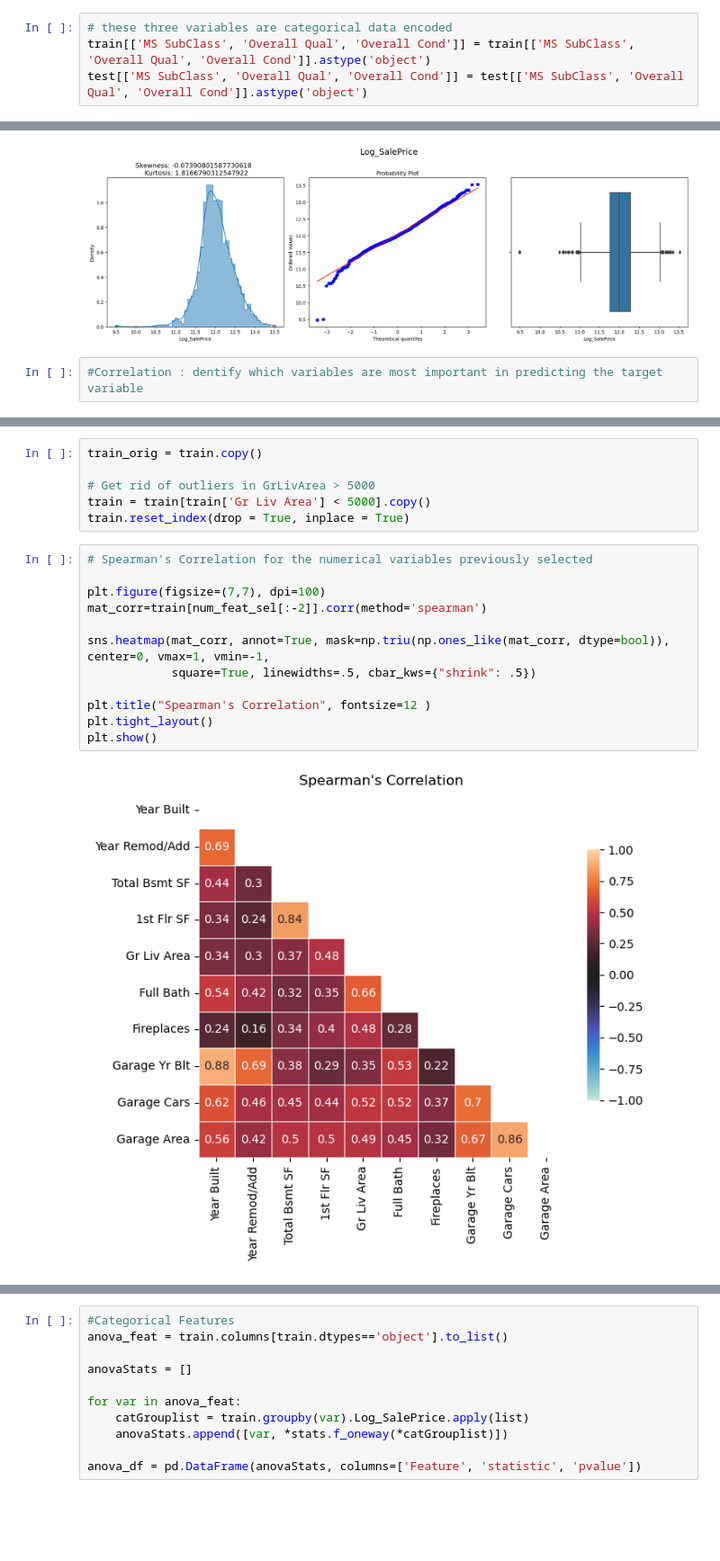
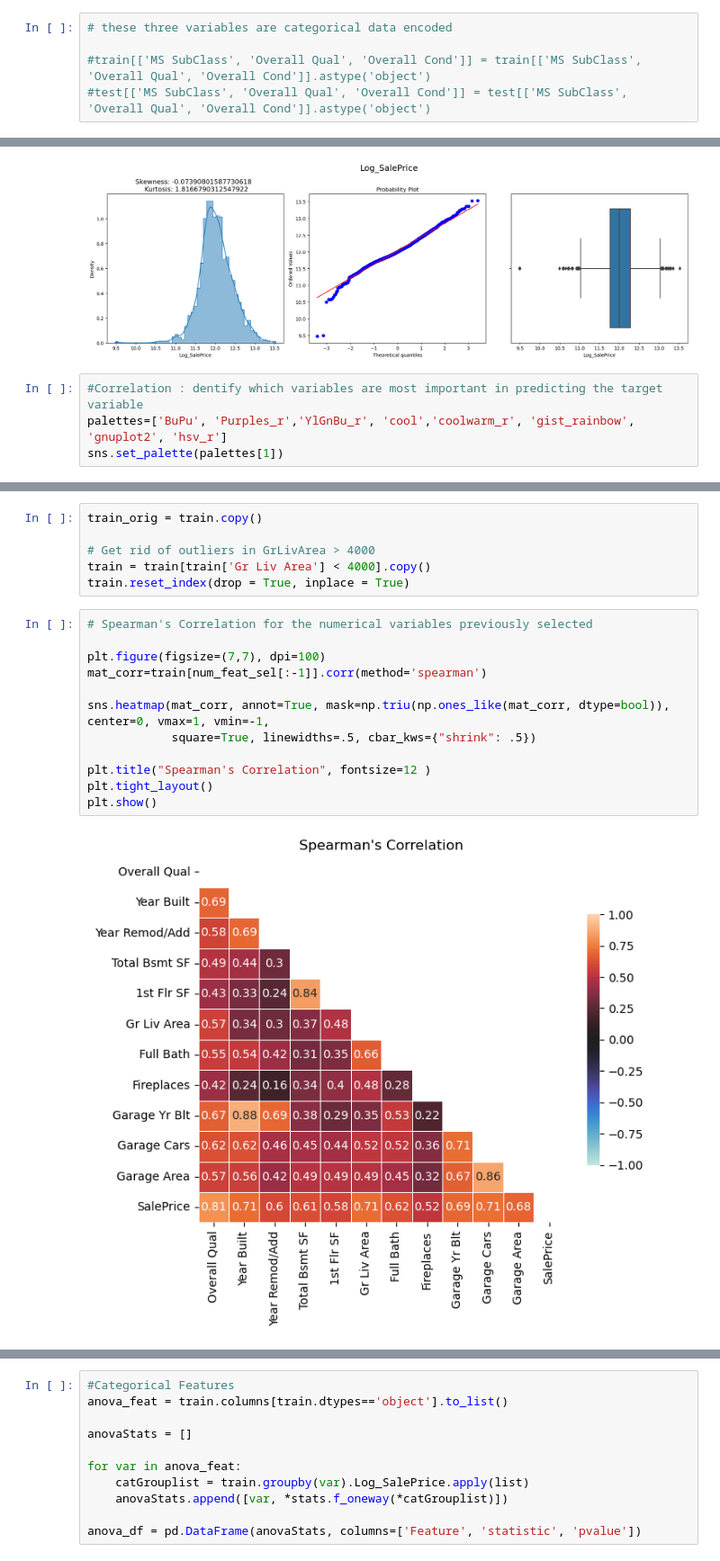
Before and after one commit to Ismail-Bzk/Kaggle-Master, a Jupyter notebook: House prediction.ipynb, the cells around one changed output, grey strips where cells are left out. Shown at 90% size. Drawn from its saved outputs; the diff is of its cells as text; blank space fills up the shorter version.

```diff
--- a/House prediction.ipynb
+++ b/House prediction.ipynb
@@ -73,7 +103,8 @@ Numeric:  36
 # %%
 # these three variables are categorical data encoded
-train[['MS SubClass', 'Overall Qual', 'Overall Cond']] = train[['MS SubClass', 'Overall Qual', 'Overall Cond']].astype('object')
-test[['MS SubClass', 'Overall Qual', 'Overall Cond']] = test[['MS SubClass', 'Overall Qual', 'Overall Cond']].astype('object')
+
+#train[['MS SubClass', 'Overall Qual', 'Overall Cond']] = train[['MS SubClass', 'Overall Qual', 'Overall Cond']].astype('object')
+#test[['MS SubClass', 'Overall Qual', 'Overall Cond']] = test[['MS SubClass', 'Overall Qual', 'Overall Cond']].astype('object')
 # %%
 # 2. Data Cleaning ¶
 # %%
@@ -351,6 +386,8 @@ targe_plot('Log_SalePrice')
 [figure]
 # %%
 #Correlation : dentify which variables are most important in predicting the target variable
+palettes=['BuPu', 'Purples_r','YlGnBu_r', 'cool','coolwarm_r', 'gist_rainbow', 'gnuplot2', 'hsv_r']
+sns.set_palette(palettes[1])
 # %%
 mat_corr=train.corr(method='spearman')[['SalePrice', 'Log_SalePrice']]
 
@@ -395,23 +435,23 @@ train[train['Gr Liv Area'] >= 5000]
 # %%
 train_orig = train.copy()
 
-# Get rid of outliers in GrLivArea > 5000
-train = train[train['Gr Liv Area'] < 5000].copy()
+# Get rid of outliers in GrLivArea > 4000
+train = train[train['Gr Liv Area'] < 4000].copy()
 train.reset_index(drop = True, inplace = True)
 # %%
 # Spearman's Correlation for the numerical variables previously selected
 
 plt.figure(figsize=(7,7), dpi=100)
-mat_corr=train[num_feat_sel[:-2]].corr(method='spearman')
+mat_corr=train[num_feat_sel[:-1]].corr(method='spearman')
 
 sns.heatmap(mat_corr, annot=True, mask=np.triu(np.ones_like(mat_corr, dtype=bool)), center=0, vmax=1, vmin=-1,
             square=True, linewidths=.5, cbar_kws={"shrink": .5})
 
 plt.title("Spearman's Correlation", fontsize=12 )
 plt.tight_layout()
 plt.show()
 # %% [output]
-[figure, old version]
+[figure, new version]
 # %%
 plt.figure(figsize=(7, 7), dpi=100)
 # Mask to only display strong correlations (> 0.8)
```
Also changed, not shown: parts of 29 cells of this notebook.
